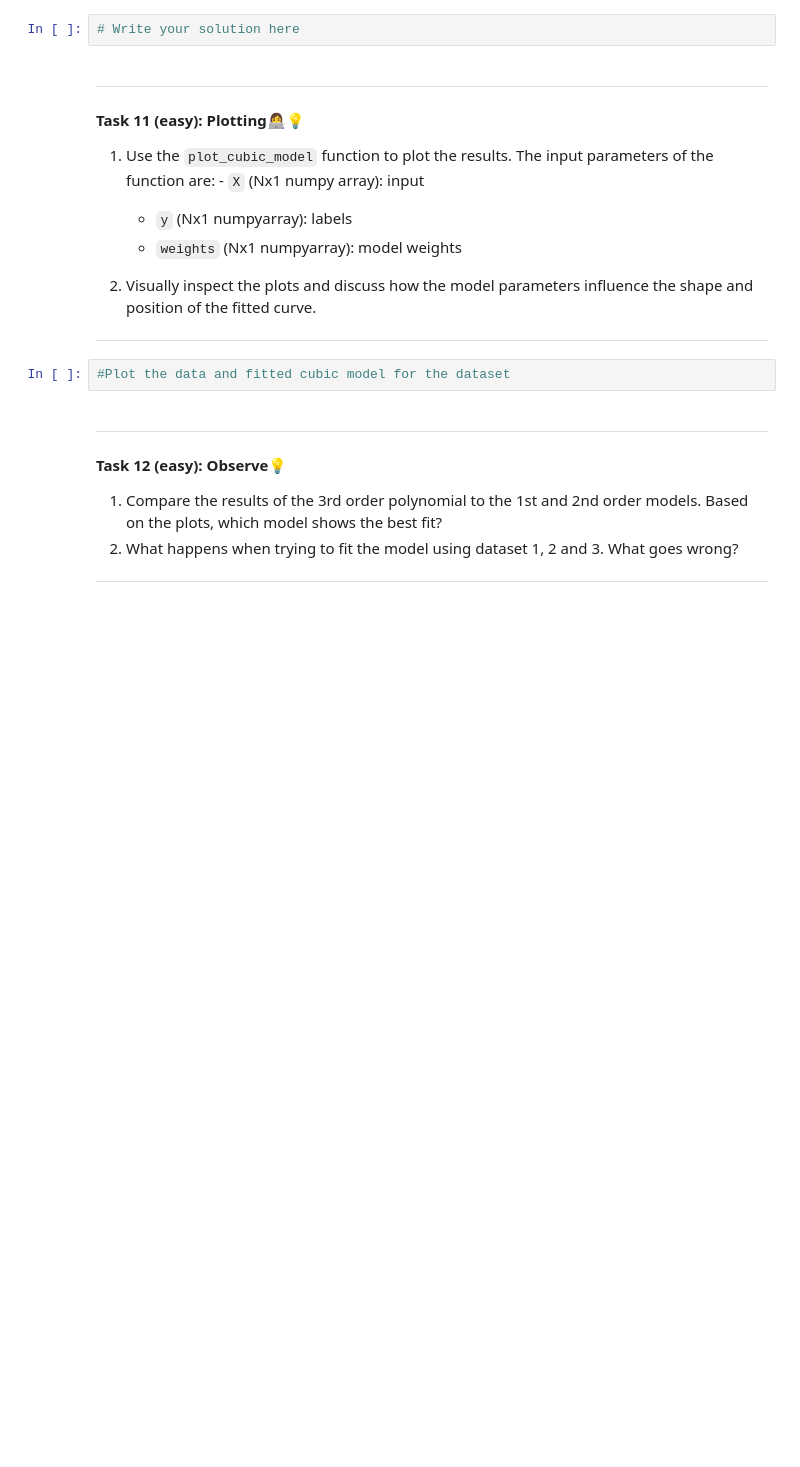
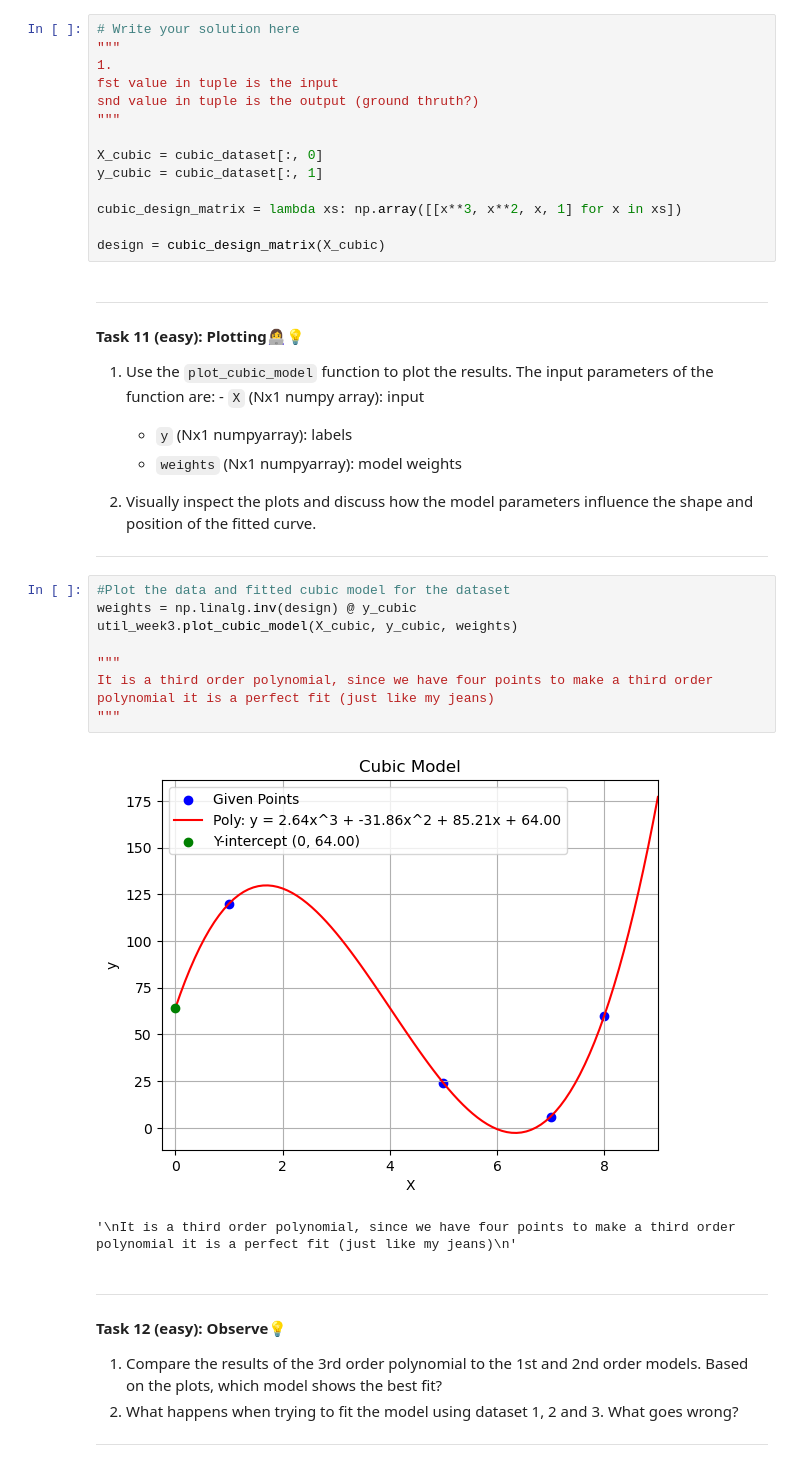
Before and after one commit to Slug-Boi-ITU-Repositories/iml_exercises, a Jupyter notebook: W04/02-polynomials.ipynb, the cells around one changed output. Drawn from its saved outputs; the diff is of its cells as text; blank space fills up the shorter version.

```diff
--- a/W04/02-polynomials.ipynb
+++ b/W04/02-polynomials.ipynb
@@ -321,6 +321,18 @@ cubic_dataset = np.array([[7, 6], [5, 24], [8, 60], [1, 120]])
 ---
 # %%
 # Write your solution here
+"""
+1.
+fst value in tuple is the input
+snd value in tuple is the output (ground thruth?)
+"""
+
+X_cubic = cubic_dataset[:, 0]
+y_cubic = cubic_dataset[:, 1]
+
+cubic_design_matrix = lambda xs: np.array([[x**3, x**2, x, 1] for x in xs])
+
+design = cubic_design_matrix(X_cubic)
 # %% [markdown]
 
 ---
@@ -340,6 +352,15 @@ cubic_dataset = np.array([[7, 6], [5, 24], [8, 60], [1, 120]])
 ---
 # %%
 #Plot the data and fitted cubic model for the dataset
+weights = np.linalg.inv(design) @ y_cubic
+util_week3.plot_cubic_model(X_cubic, y_cubic, weights)
+
+"""
+It is a third order polynomial, since we have four points to make a third order polynomial it is a perfect fit (just like my jeans)
+"""
+# %% [output]
+[figure, added]
+'\nIt is a third order polynomial, since we have four points to make a third order polynomial it is a perfect fit (just like my jeans)\n'
 # %% [markdown]
 
 ---
```
Also changed, not shown: parts of 4 cells of this notebook.
